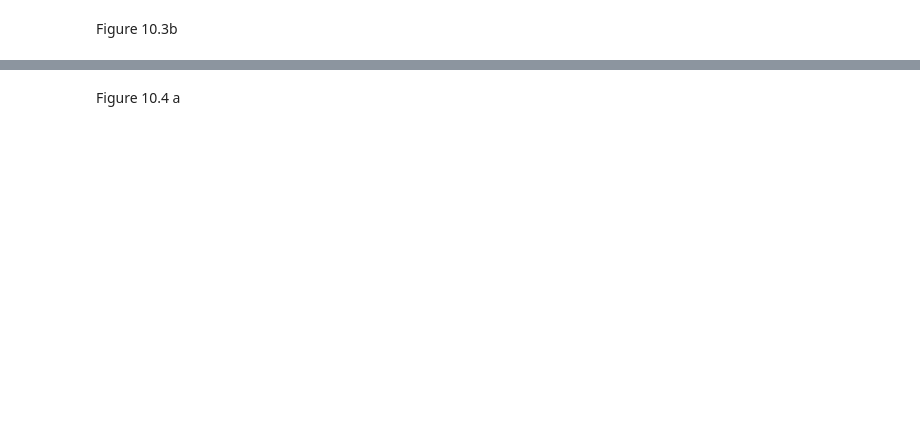
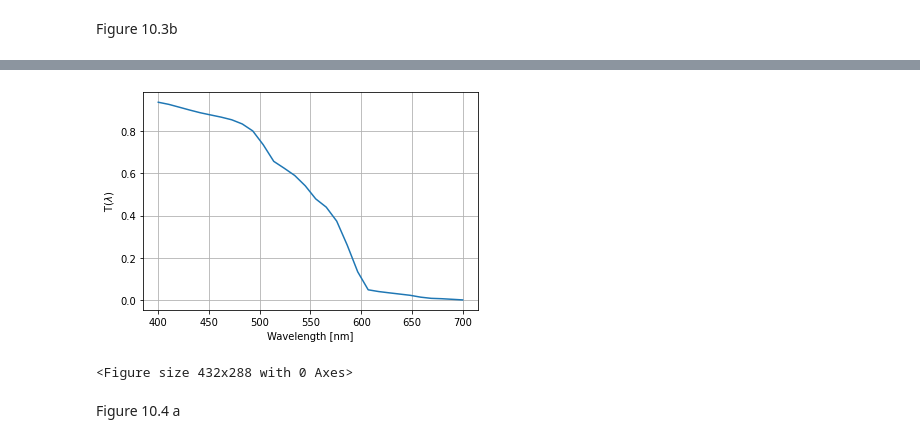
Before and after one commit to petercorke/machinevision-toolbox-python, a Jupyter notebook: machinevisiontoolbox/chap10.ipynb, the cells around one changed output, grey strips where cells are left out. Drawn from its saved outputs; the diff is of its cells as text; code cells hidden in the pictures; blank space fills up the shorter version.

```diff
--- a/machinevisiontoolbox/chap10.ipynb
+++ b/machinevisiontoolbox/chap10.ipynb
@@ -91,7 +91,7 @@ Figure 10.3b
 # %%
 plt.figure()
 lam_water = np.linspace(400,700,30)
-water_spectrum = color.loadspectrum(lam_water * nm,(Path('data') / 'water').as_posix())
+water_spectrum = mvt.loadspectrum(lam_water * nm,(Path('data') / 'water').as_posix())
 d = 5.0
 T = 10.0**(- water_spectrum.s * d)
 
@@ -109,3 +107,5 @@ plt.savefig('fig10_3b.eps')
+[figure, added]
+<Figure size 432x288 with 0 Axes>
 # %% [markdown]
 Figure 10.4 a
 # %%
```
Also changed, not shown: parts of 12 cells of this notebook, 3 other files.
